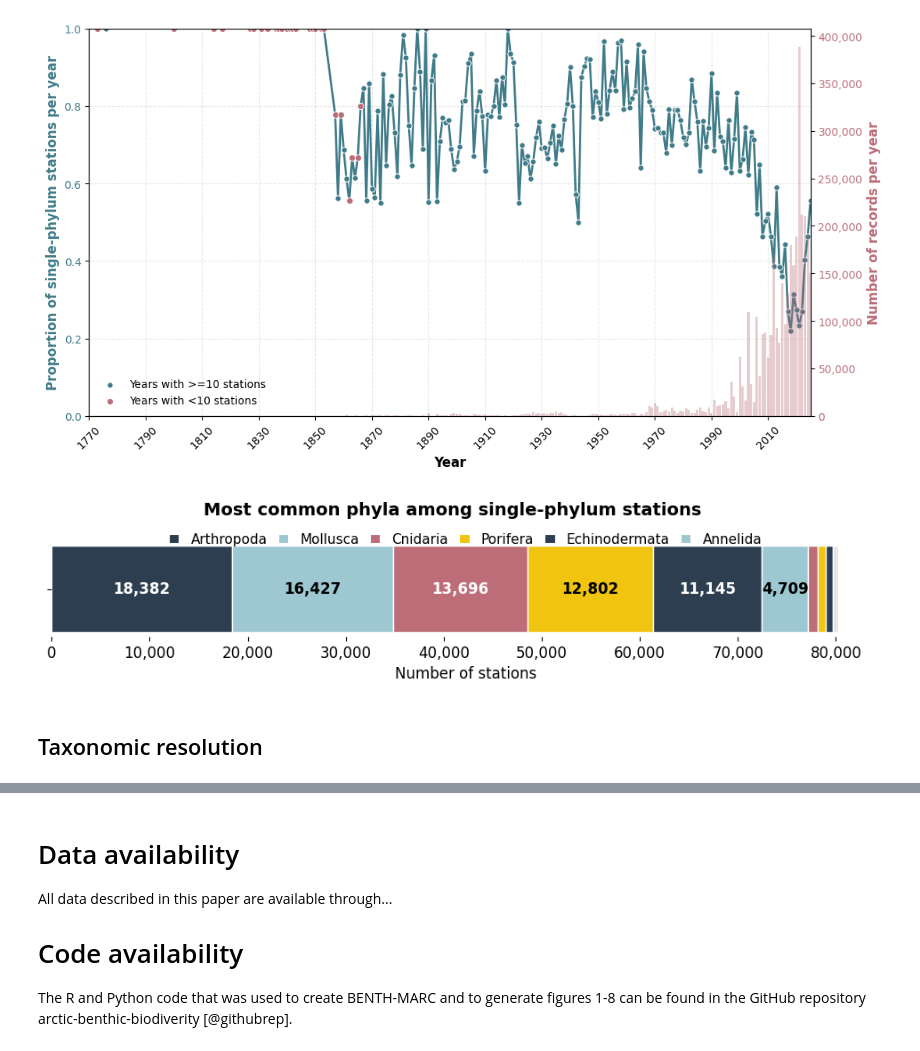
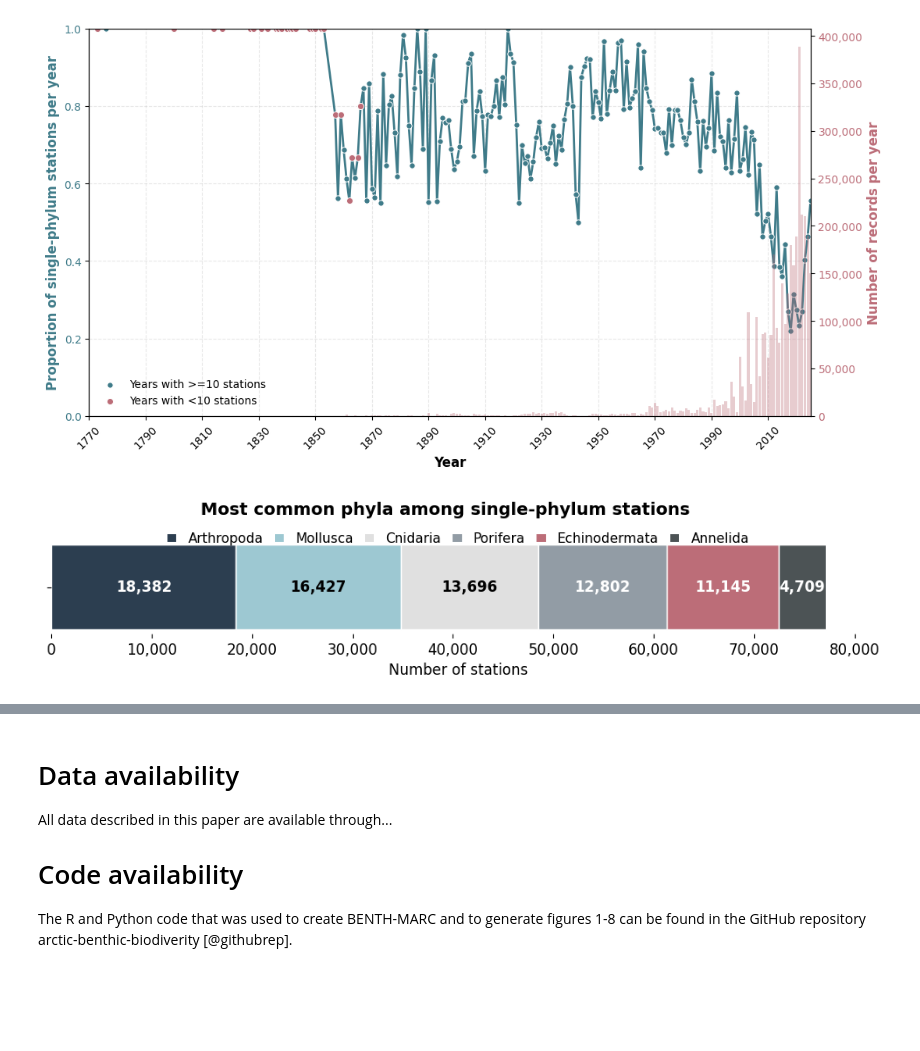
Before and after one commit to hanna-modin/benth-marc, a Jupyter notebook: Manuscript/data_paper_manuscript.ipynb, the cells around one changed output, grey strips where cells are left out. Saved outputs shown, nothing was run; the diff lists cells and outputs as text; code cells hidden in the pictures; blank space fills up the shorter version.

Commit message:
updated geo graph and single-phylum stations

```diff
--- a/Manuscript/data_paper_manuscript.ipynb
+++ b/Manuscript/data_paper_manuscript.ipynb
@@ -2539,7 +2541,7 @@ single_phylum_stations = station_summary[station_summary['n_phyla'] == 1].copy()
 single_stations_with_phyla = single_phylum_stations.merge(
     merged_valid[station_cols + ['phylum_norm']].drop_duplicates(station_cols),
     on=station_cols,
-    how='left'
+    how='left',
 )
 
 # Count stations by phylum, sorted descending
@@ -2549,72 +2551,88 @@ phylum_counts = (
     .sort_values('station_count', ascending=False)
 )
 
+# Keep only phyla with enough stations
+min_station_count = 4000
+plot_df = phylum_counts[phylum_counts['station_count'] > min_station_count].copy()
+
+if plot_df.empty:
+    raise ValueError(f'No phyla have more than {min_station_count:,} stations.')
+
 # Prepare for plotting
-labels = phylum_counts['phylum_norm'].tolist()
-values = phylum_counts['station_count'].tolist()
+labels = plot_df['phylum_norm'].tolist()
+values = plot_df['station_count'].tolist()
 
-# Define custom colors
-colors = ['#2C3E50', '#9DC8D2', '#BC6D78', '#F1C40F', '#2C3E50', '#9DC8D2', '#BC6D78', '#F1C40F']
-if len(colors) < len(values):
-    colors = colors * ((len(values) // len(colors)) + 1)
-colors = colors[:len(values)]
-
-total_stations = int(np.sum(values))
+# Build colors dynamically to match whatever phyla pass the threshold
+base_colors = ['#2C3E50', '#9DC8D2', '#E0E0E0', "#2C3E5083", "#BC6D78", "#4C5355", '#6C4E8A', '#3B8EA5']
+if len(base_colors) < len(values):
+    base_colors = base_colors * ((len(values) // len(base_colors)) + 1)
+colors = base_colors[:len(values)]
 
 # Cumulative left positions for each segment
 cum_left = np.cumsum([0] + list(values[:-1]))
 
 # Plot the bars
 plt.figure(figsize=(12, 1.8))
-for i, (lab, val, left, color) in enumerate(zip(labels, values, cum_left, colors)):
+for lab, val, left, color in zip(labels, values, cum_left, colors):
     plt.barh([0], [val], left=left, color=color, edgecolor='white', height=0.08)
-    if i < 6 and val > 0:  # Show counts for the top 6 bars
+
+    if val > 0:
         x_center = left + val / 2.0
         count = int(val)
 
         # Calculate luminance to determine text color
         r, g, b = [int(color.lstrip('#')[j:j+2], 16) for j in (0, 2, 4)]
         luminance = 0.2126 * r + 0.7152 * g + 0.0722 * b
         txt_color = 'white' if luminance < 128 else 'black'
 
         # Add count text with thousand separators
         text_str = f'{count:,}'
-        plt.text(x_center, 0, text_str, va='center', ha='center', color=txt_color,
-                 fontsize=12, fontweight='bold')
+        plt.text(
+            x_center,
+            0,
+            text_str,
+            va='center',
+            ha='center',
+            color=txt_color,
+            fontsize=12,
+            fontweight='bold',
+        )
 
-# Create custom legend with colors above labels
-top_6_labels = [lab.capitalize() for lab in labels[:6]]
-top_6_colors = colors[:6]
-
-# Create colored patch handles for legend
+# Create legend only for plotted phyla
 from matplotlib.patches import Patch
-legend_handles = [Patch(facecolor=color, edgecolor='white', linewidth=1.5) for color in top_6_colors]
+legend_labels = [lab.capitalize() for lab in labels]
+legend_patches = [Patch(facecolor=color, edgecolor='white', linewidth=1.5) for color in colors]
 
 ax = plt.gca()
-plt.legend(handles=legend_handles, labels=top_6_labels,
-           loc='upper center', bbox_to_anchor=(0.5, 1.22), ncol=6,
-           frameon=False, fontsize=11,
-           handleheight=0.8, handlelength=0.8,
-           columnspacing=0.8)
+plt.legend(
+    handles=legend_patches,
+    labels=legend_labels,
+    loc='upper center',
+    bbox_to_anchor=(0.5, 1.22),
+    ncol=min(6, len(legend_labels)),
+    frameon=False,
+    fontsize=11,
+    handleheight=0.8,
+    handlelength=0.8,
+    columnspacing=0.8,
+)
 
 plt.suptitle('Most common phyla among single-phylum stations', fontsize=14, fontweight='bold', y=0.95)
 
 ax = plt.gca()
 for spine in ax.spines.values():
     spine.set_visible(False)
 
 # Customize plot with thousands formatter on x-axis
 plt.yticks([0], [''])
 plt.xlabel('Number of stations', fontsize=12)
 ax.xaxis.set_major_formatter(FuncFormatter(lambda x, pos: f'{int(x):,}'))
 plt.xticks(fontsize=12)
 
 # Adjust layout and save the figure
 plt.subplots_adjust(top=0.7)
 fig_path = 'single_stacked_bar_top4_legend.png'
 plt.savefig(fig_path, dpi=200, bbox_inches='tight')
 plt.show()
 # %% [output]
-[figure, old version]
+[figure, new version]
-# %% [markdown]
-## Taxonomic resolution
```
Also changed, not shown: parts of 2 cells of this notebook.
